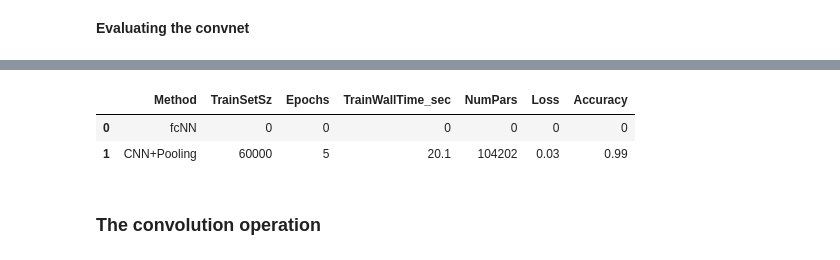
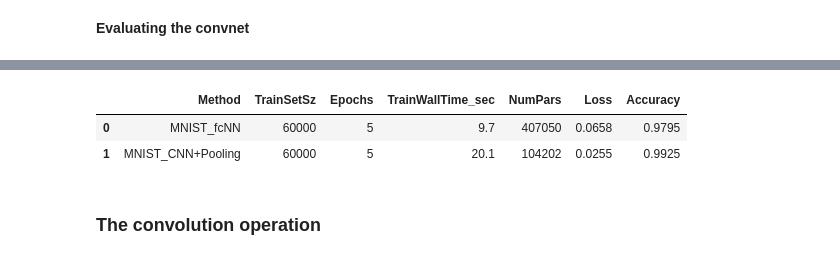
Before and after one commit to ftk1000/deep-learning-with-python-notebooks, a Jupyter notebook: chapter08_intro-to-dl-for-computer-vision.ipynb, the cells around one changed output, grey strips where cells are left out. Saved outputs shown, nothing was run; the diff lists cells and outputs as text; code cells hidden in the pictures.

```diff
--- a/chapter08_intro-to-dl-for-computer-vision.ipynb
+++ b/chapter08_intro-to-dl-for-computer-vision.ipynb
@@ -11,7 +109,6 @@ import pandas as pd
 # %%
-
 d = pd.DataFrame(columns=['Method','TrainSetSz','Epochs','TrainWallTime_sec', 'NumPars', 'Loss', 'Accuracy'])
-d.loc[0,:] = ['fcNN', 00,0, 0,0, 0,0]
+d.loc[0,:] = ['MNIST_fcNN', 60000,5, 9.7, 407050, 0.0658,0.9795]
 d
 # %% [output]
 |  | Method | TrainSetSz | Epochs | TrainWallTime_sec | NumPars | Loss | Accuracy |
@@ -117,10 +217,10 @@ Test accuracy: 0.992
 # %%
-d.loc[1,:] = ['CNN+Pooling', 60000,5, 20.1,104202, 0.03,0.99]
+d.loc[1,:] = ['MNIST_CNN+Pooling', 60000,5, 20.1,104202, 0.0255,0.9925]
 d
 # %% [output]
 |  | Method | TrainSetSz | Epochs | TrainWallTime_sec | NumPars | Loss | Accuracy |
-| 0 | fcNN | 0 | 0 | 0 | 0 | 0 | 0 |
-| 1 | CNN+Pooling | 60000 | 5 | 20.1 | 104202 | 0.03 | 0.99 |
+| 0 | MNIST_fcNN | 60000 | 5 | 9.7 | 407050 | 0.0658 | 0.9795 |
+| 1 | MNIST_CNN+Pooling | 60000 | 5 | 20.1 | 104202 | 0.0255 | 0.9925 |
 # %% [markdown]
 ### The convolution operation
 # %% [markdown]
```
Also changed, not shown: parts of 22 cells of this notebook.
